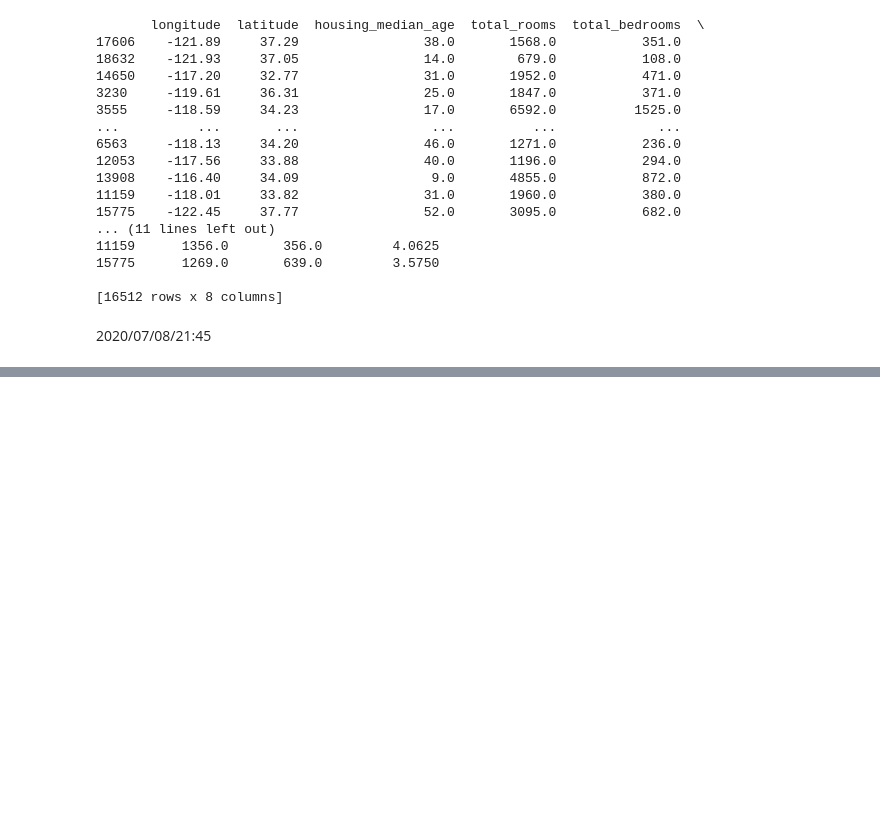
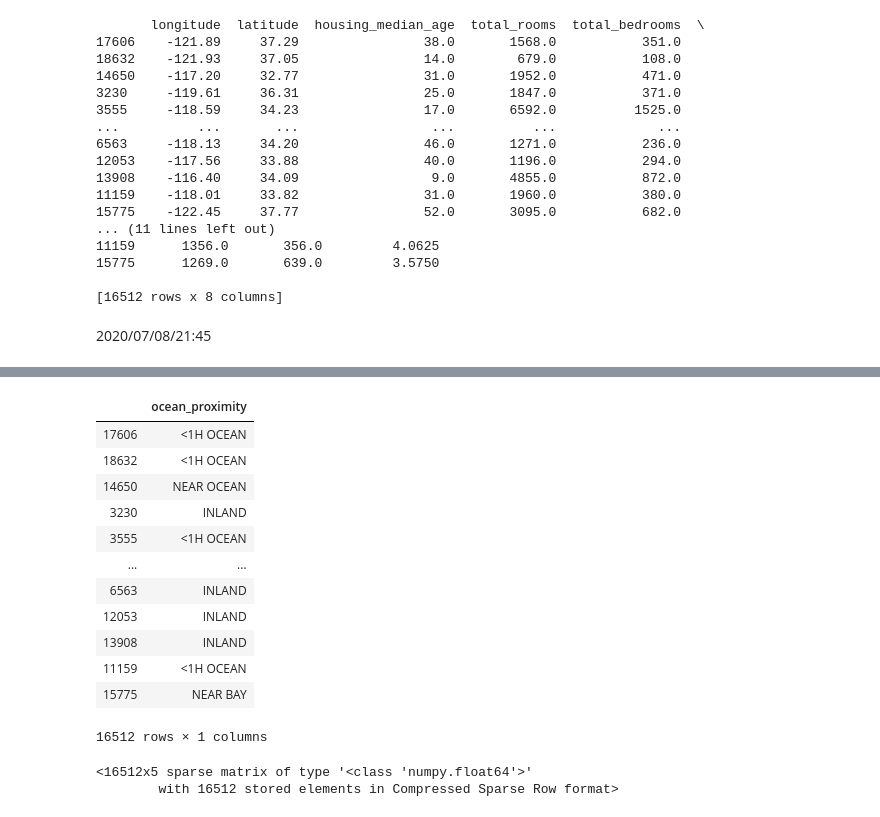
Before and after one commit to samuel0325/ML, a Jupyter notebook: example2.ipynb, the cells around one changed output, grey strips where cells are left out. Cells and saved outputs as stored; diff of their text form; code cells hidden in the pictures; blank space fills up the shorter version.

```diff
--- a/example2.ipynb
+++ b/example2.ipynb
@@ -15,4 +17,10 @@ housing_tgz.close()
 # %%
+import os
+import tarfile
+import urllib
+DOWNLOAD_ROOT = "https://github.com/samuel0325/handson-ml2/raw/master/"
+HOUSING_PATH = os.path.join("datasets", "housing")
+HOUSING_URL = DOWNLOAD_ROOT + "datasets/housing/housing.tgz"
 import pandas as pd
 def load_Housing_data(housing_path = HOUSING_PATH):
     csv_path = os.path.join(housing_path, "housing.csv")
@@ -492,3 +500,5 @@ print(housing_tr)
 [16512 rows x 8 columns]
 # %% [markdown]
 2020/07/08/21:45
+# %%
+housing_cat = housing[["ocean_proximity"]]
@@ -494,0 +564,21 @@ print(housing_tr)
+# %%
+housing_cat
+# %% [output]
+|  | ocean_proximity |
+| 17606 | <1H OCEAN |
+| 18632 | <1H OCEAN |
+| 14650 | NEAR OCEAN |
+| 3230 | INLAND |
+| 3555 | <1H OCEAN |
+| ... | ... |
+| 6563 | INLAND |
+| 12053 | INLAND |
+| 13908 | INLAND |
+| 11159 | <1H OCEAN |
+| 15775 | NEAR BAY |
+16512 rows × 1 columns
+# %%
+housing_cat_1hot
+# %% [output]
+<16512x5 sparse matrix of type '<class 'numpy.float64'>'
+        with 16512 stored elements in Compressed Sparse Row format>
```
Also changed, not shown: parts of 23 cells of this notebook.
